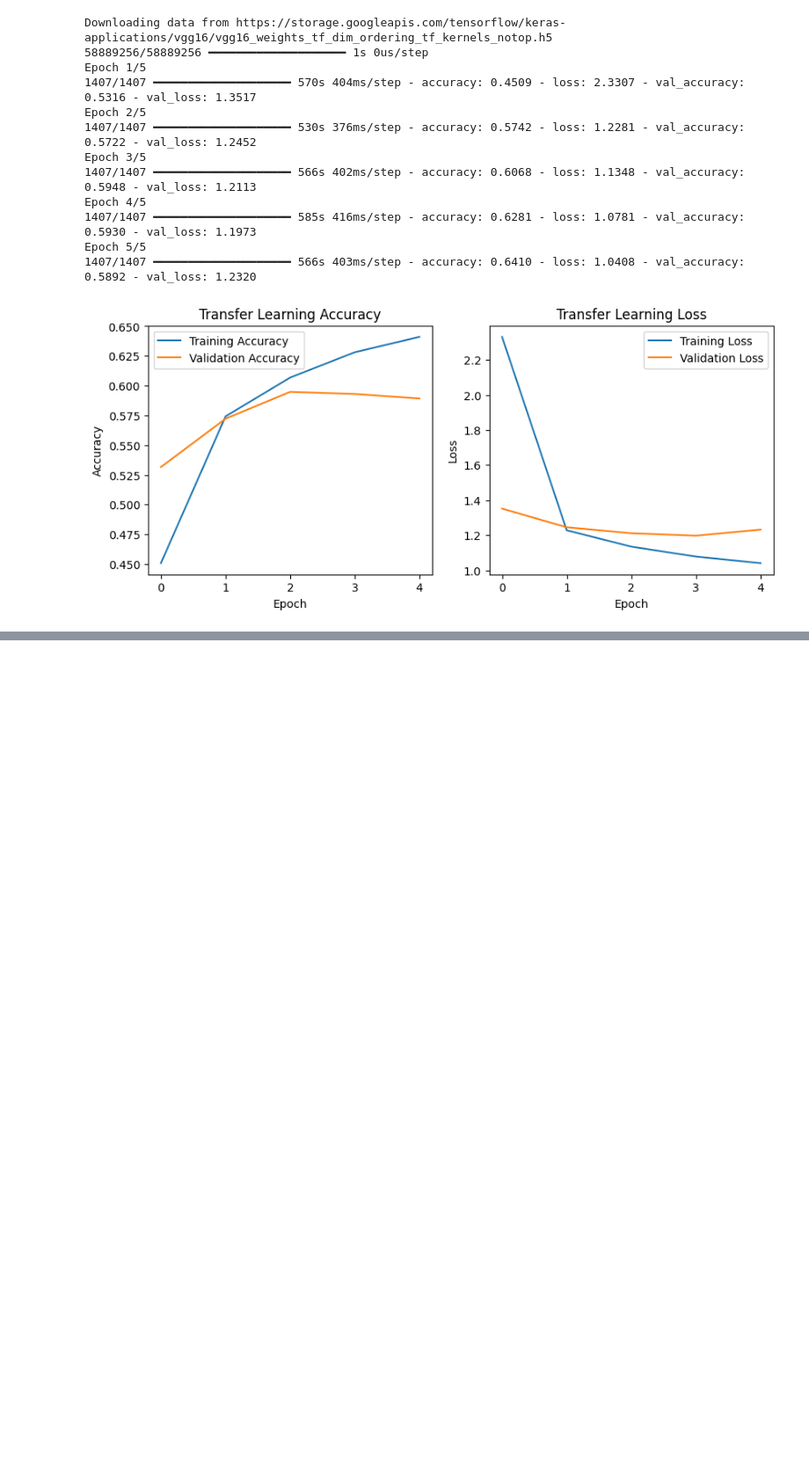
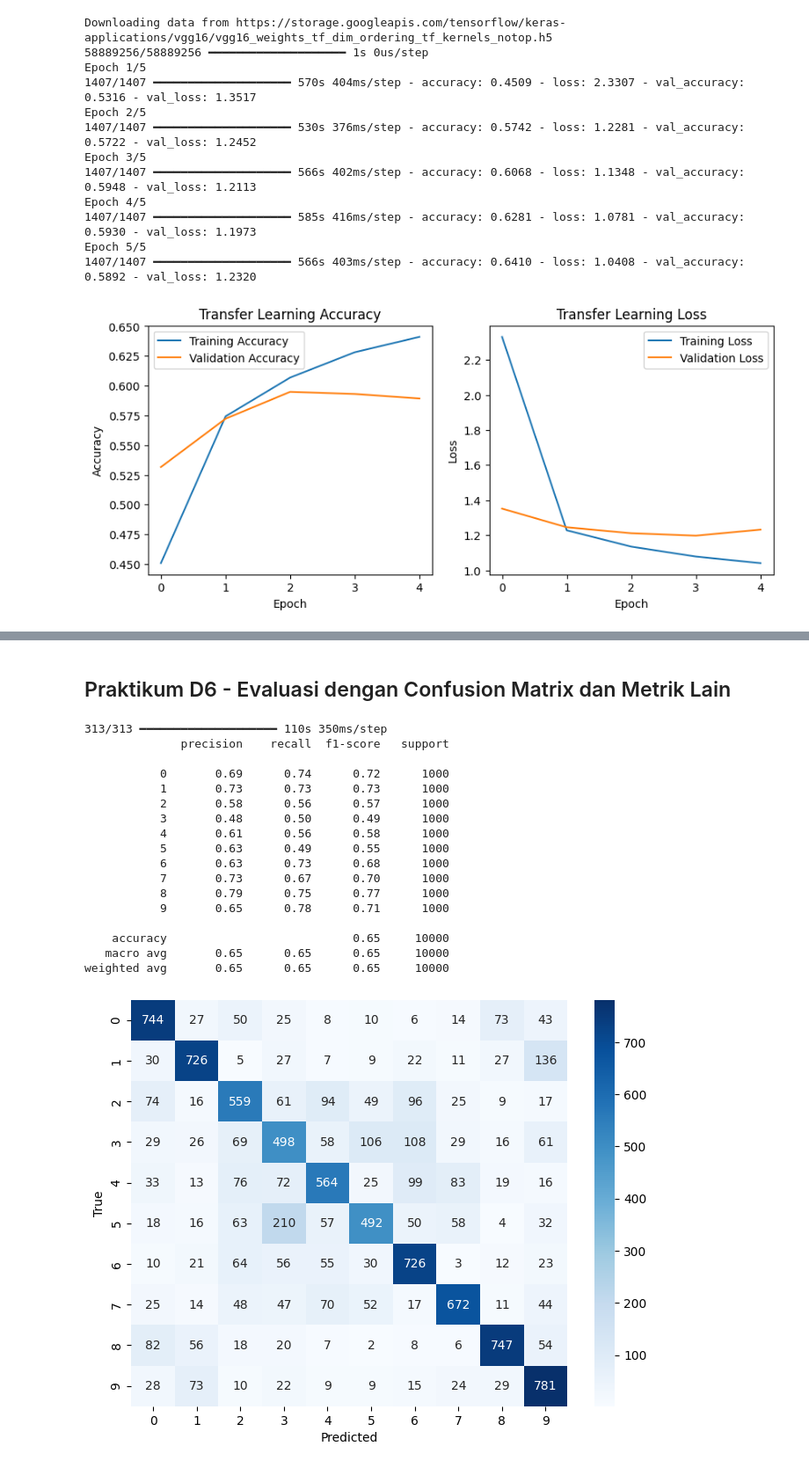
Before and after one commit to delafjr/computer-vision, a Jupyter notebook: jobsheet2.ipynb, the cells around one changed output, grey strips where cells are left out. Shown at 88% size. Drawn from its saved outputs; the diff is of its cells as text; code cells hidden in the pictures; blank space fills up the shorter version.

Commit message:
praktikum done

```diff
--- a/jobsheet2.ipynb
+++ b/jobsheet2.ipynb
@@ -422,0 +519,35 @@ Epoch 5/5
+# %% [markdown]
+## Praktikum D6 - Evaluasi dengan Confusion Matrix dan Metrik Lain
+# %%
+from sklearn.metrics import classification_report, confusion_matrix
+import seaborn as sns
+
+y_pred = model.predict(x_test).argmax(axis=1)
+
+print(classification_report(y_test, y_pred))
+
+cm = confusion_matrix(y_test, y_pred)
+plt.figure(figsize=(8, 6))
+sns.heatmap(cm, annot=True, fmt='d', cmap='Blues')
+plt.xlabel('Predicted')
+plt.ylabel('True')
+plt.show()
+# %% [output]
+313/313 ━━━━━━━━━━━━━━━━━━━━ 110s 350ms/step
+              precision    recall  f1-score   support
+
+           0       0.69      0.74      0.72      1000
+           1       0.73      0.73      0.73      1000
+           2       0.58      0.56      0.57      1000
+           3       0.48      0.50      0.49      1000
+           4       0.61      0.56      0.58      1000
+           5       0.63      0.49      0.55      1000
+           6       0.63      0.73      0.68      1000
+           7       0.73      0.67      0.70      1000
+           8       0.79      0.75      0.77      1000
+           9       0.65      0.78      0.71      1000
+
+    accuracy                           0.65     10000
+   macro avg       0.65      0.65      0.65     10000
+weighted avg       0.65      0.65      0.65     10000
+[figure, added]
```
Also changed, not shown: parts of 6 cells of this notebook.
